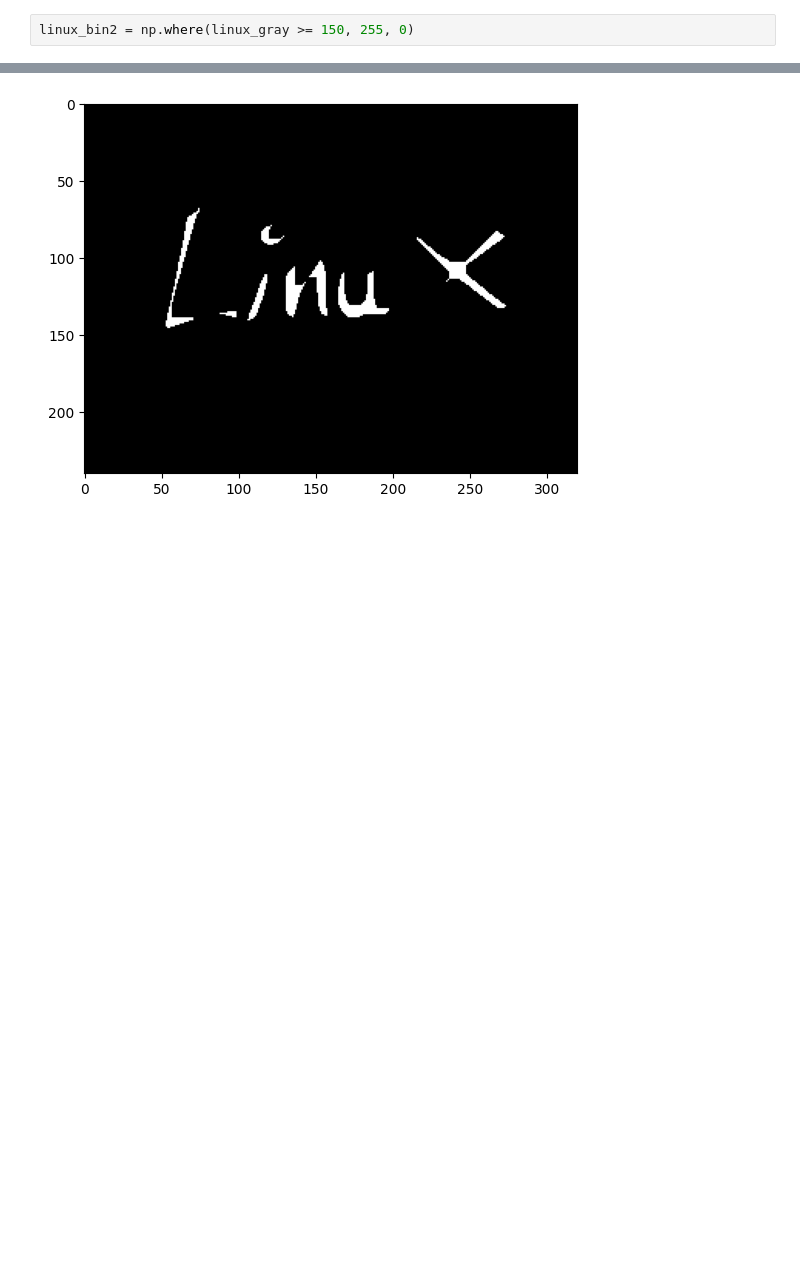
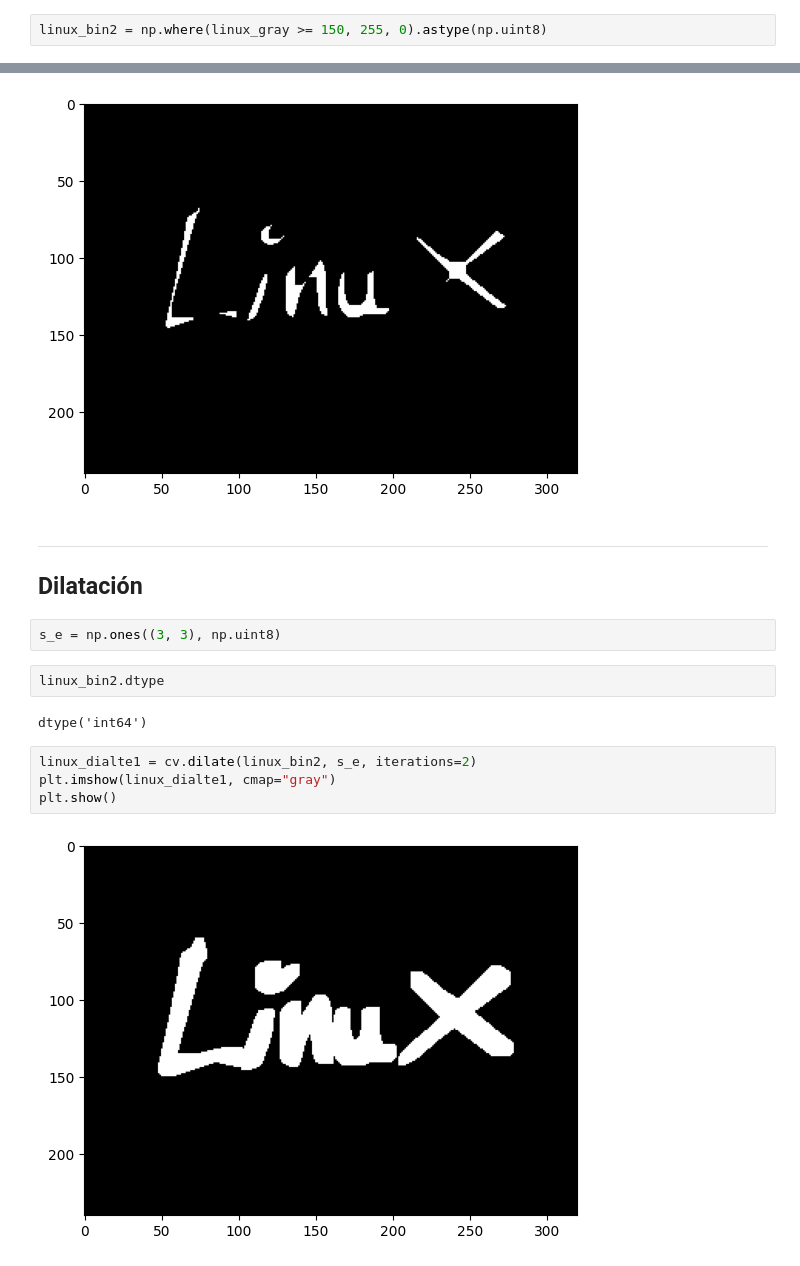
Before and after one commit to mikecr96/PDI-Ago-Dic25-GpoA, a Jupyter notebook: Semana XI/morph1.ipynb, the cells around one changed output, grey strips where cells are left out. Cells and saved outputs as stored; diff of their text form; blank space fills up the shorter version.

```diff
--- a/Semana XI/morph1.ipynb
+++ b/Semana XI/morph1.ipynb
@@ -62,7 +62,7 @@ linux_gray[posiciones[0][100], posiciones[1][100]]
 # %% [output]
 np.uint8(254)
 # %%
-linux_bin2 = np.where(linux_gray >= 150, 255, 0)
+linux_bin2 = np.where(linux_gray >= 150, 255, 0).astype(np.uint8)
 # %%
 plt.imshow(linux_bin2, cmap="gray")
 plt.show()
@@ -89,3 +89,18 @@ plt.imshow(linux_erode2, cmap="gray")
 plt.show()
 # %% [output]
 [figure]
+# %% [markdown]
+---
+## Dilatación
+# %%
+s_e = np.ones((3, 3), np.uint8)
+# %%
+linux_bin2.dtype
+# %% [output]
+dtype('int64')
+# %%
+linux_dialte1 = cv.dilate(linux_bin2, s_e, iterations=2)
+plt.imshow(linux_dialte1, cmap="gray")
+plt.show()
+# %% [output]
+[figure, added]
```
Also changed, not shown: parts of 25 cells of this notebook, 1 other file.
